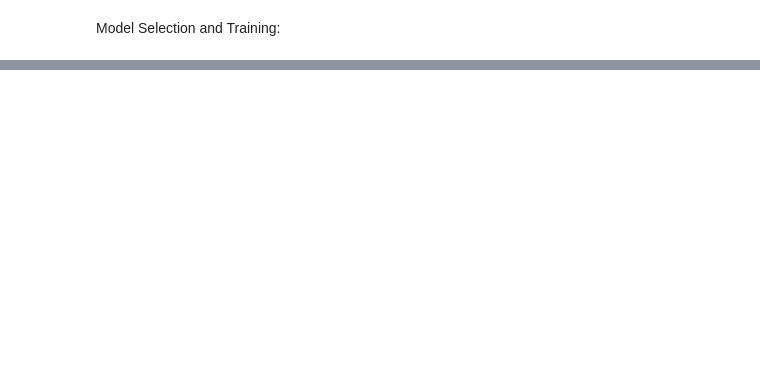
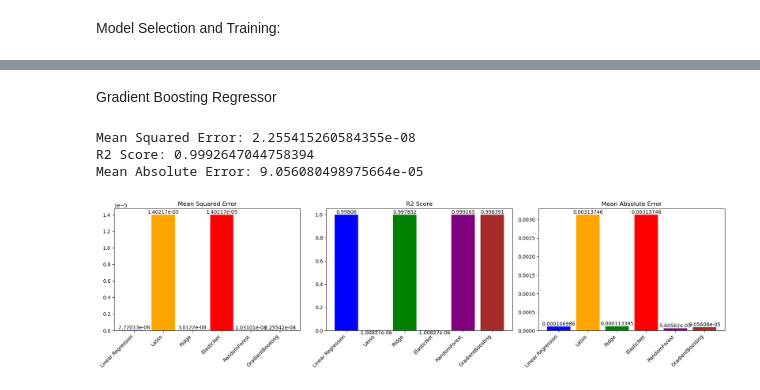
Before and after one commit to Shanchai-bit/Project-Title-PowerPulse-Household-Energy-Usage-Forecast, a Jupyter notebook: Energy_usage_forecast.ipynb, the cells around one changed output, grey strips where cells are left out. Cells and saved outputs as stored; diff of their text form; code cells hidden in the pictures; blank space fills up the shorter version.

```diff
--- a/Energy_usage_forecast.ipynb
+++ b/Energy_usage_forecast.ipynb
@@ -294,0 +434,47 @@ Model Selection and Training:
+# %% [markdown]
+Gradient Boosting Regressor
+# %%
+# importing the gradient boosting regressor model
+from sklearn.ensemble import GradientBoostingRegressor
+gb_model = GradientBoostingRegressor()
+# %%
+# Model Training / fitting the model
+gb_model.fit(X_train, y_train)
+# %%
+# Model Prediction
+y_pred_gb = gb_model.predict(X_test)
+# %%
+# Model Evaluation
+gb_mse = mean_squared_error(y_test, y_pred_gb)
+print('Mean Squared Error:',gb_mse)
+gb_r2 = r2_score(y_test, y_pred_gb)
+print('R2 Score:', rf_r2)
+gb_mae = mean_absolute_error(y_test, y_pred_gb)
+print('Mean Absolute Error:', gb_mae)
+# %% [output]
+Mean Squared Error: 2.255415260584355e-08
+R2 Score: 0.9992647044758394
+Mean Absolute Error: 9.056080498975664e-05
+# %%
+fig, axes = plt.subplots(1, 3, figsize=(18, 5))  # Create 1 row, 3 columns of subplots
+
+metrics = {
+    'Mean Squared Error': [linear_mse, lasso_mse, ridge_mse, enet_mse, rf_mse, gb_mse],
+    'R2 Score': [linear_r2, lasso_r2, ridge_r2, enet_r2, rf_r2, gb_r2],
+    'Mean Absolute Error': [linear_mae, lasso_mae, ridge_mae, enet_mae, rf_mae, gb_mae]
+}
+
+models = ['Linear Regression', 'Lasso', 'Ridge', 'ElasticNet', 'RandomForest', 'GradientBoosting']
+
+for ax, (title, values) in zip(axes, metrics.items()):
+    ax.bar(models, values, color=['blue', 'orange', 'green', 'red', 'purple', 'brown'])
+    ax.set_title(title)
+    ax.bar_label(ax.containers[0])  # Add labels to bars
+    #ax.annotate('Best', xy=(values.index(min(values)), min(values)), xytext=(0.5, 0.5), textcoords='axes fraction',
+                #arrowprops=dict(facecolor='black', shrink=0.05))
+    ax.set_xticklabels(models, rotation=45, ha='right')  # Rotate labels for better visibility
+
+plt.tight_layout()  # Adjust layout to prevent overlap
+plt.show()
+# %% [output]
+[figure, added]
```
Also changed, not shown: parts of 43 cells of this notebook.
